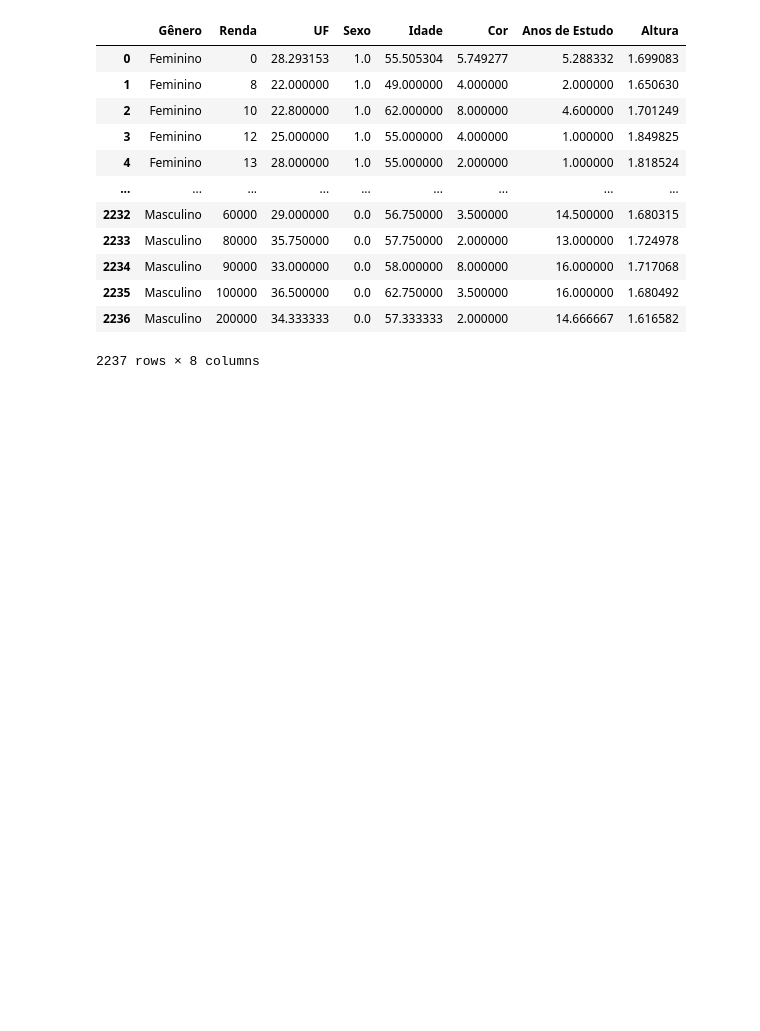
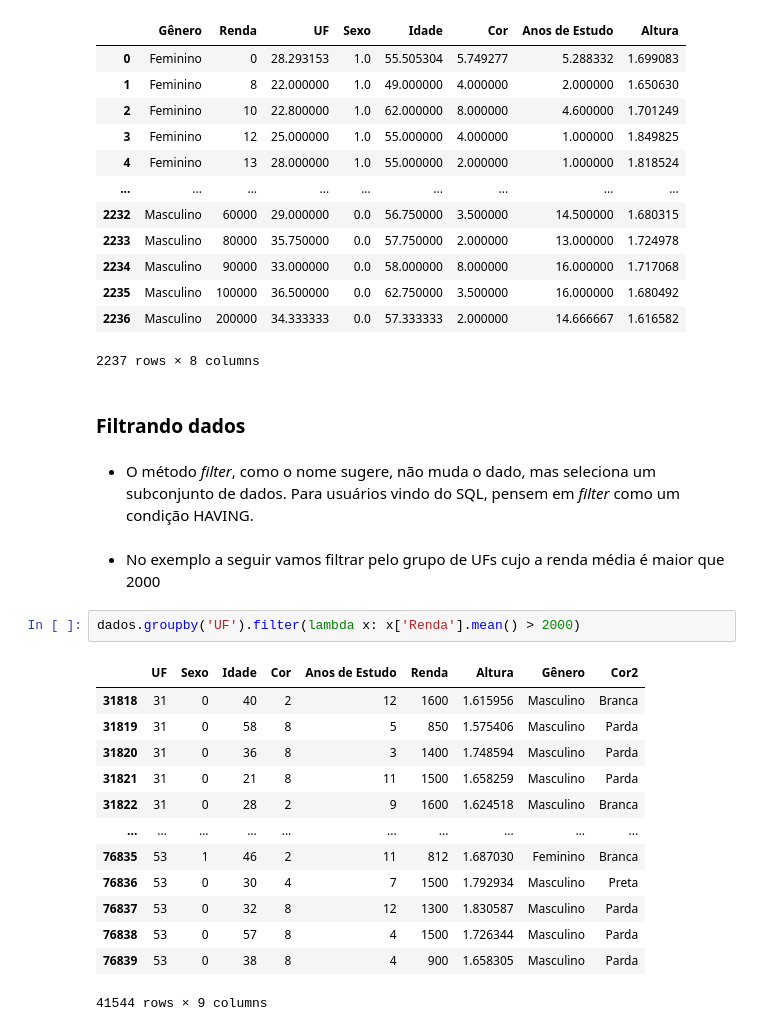
Before and after one commit to andrelbd1/teaching-data-science, a Jupyter notebook: 04. Aggregation.ipynb, the cells around one changed output. Saved outputs shown, nothing was run; the diff lists cells and outputs as text; blank space fills up the shorter version.

```diff
--- a/04. Aggregation.ipynb
+++ b/04. Aggregation.ipynb
@@ -707,3 +753,25 @@ dados.groupby(['Gênero', 'Renda'], as_index=False).mean()
 | 2235 | Masculino | 100000 | 36.500000 | 0.0 | 62.750000 | 3.500000 | 16.000000 | 1.680492 |
 | 2236 | Masculino | 200000 | 34.333333 | 0.0 | 57.333333 | 2.000000 | 14.666667 | 1.616582 |
 2237 rows × 8 columns
+# %% [markdown]
+### Filtrando dados
+# %% [markdown]
+- O método *filter*, como o nome sugere, não muda o dado, mas seleciona um subconjunto de dados. Para usuários vindo do SQL, pensem em *filter* como um condição HAVING.
+# %% [markdown]
+- No exemplo a seguir vamos filtrar pelo grupo de UFs cujo a renda média é maior que 2000
+# %%
+dados.groupby('UF').filter(lambda x: x['Renda'].mean() > 2000)
+# %% [output]
+|  | UF | Sexo | Idade | Cor | Anos de Estudo | Renda | Altura | Gênero | Cor2 |
+| 31818 | 31 | 0 | 40 | 2 | 12 | 1600 | 1.615956 | Masculino | Branca |
+| 31819 | 31 | 0 | 58 | 8 | 5 | 850 | 1.575406 | Masculino | Parda |
+| 31820 | 31 | 0 | 36 | 8 | 3 | 1400 | 1.748594 | Masculino | Parda |
+| 31821 | 31 | 0 | 21 | 8 | 11 | 1500 | 1.658259 | Masculino | Parda |
+| 31822 | 31 | 0 | 28 | 2 | 9 | 1600 | 1.624518 | Masculino | Branca |
+| ... | ... | ... | ... | ... | ... | ... | ... | ... | ... |
+| 76835 | 53 | 1 | 46 | 2 | 11 | 812 | 1.687030 | Feminino | Branca |
+| 76836 | 53 | 0 | 30 | 4 | 7 | 1500 | 1.792934 | Masculino | Preta |
+| 76837 | 53 | 0 | 32 | 8 | 12 | 1300 | 1.830587 | Masculino | Parda |
+| 76838 | 53 | 0 | 57 | 8 | 4 | 1500 | 1.726344 | Masculino | Parda |
+| 76839 | 53 | 0 | 38 | 8 | 4 | 900 | 1.658305 | Masculino | Parda |
+41544 rows × 9 columns
```
Also changed, not shown: parts of 39 cells of this notebook, 5 other files.
